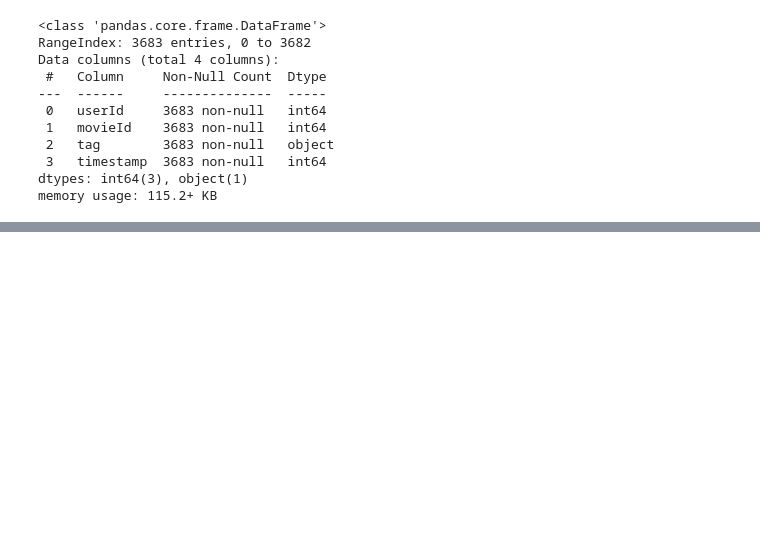
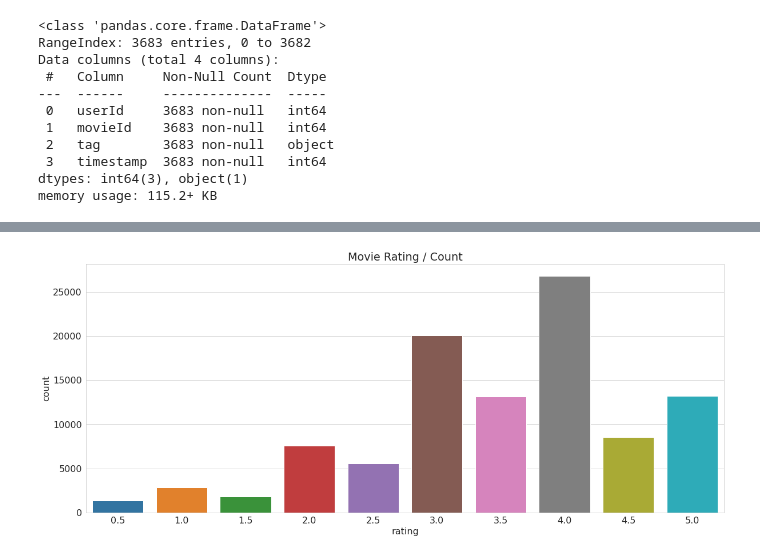
Before and after one commit to Obatsa/Movie-reccomender, a Jupyter notebook: phase_4_project.ipynb, the cells around one changed output, grey strips where cells are left out. Cells and saved outputs as stored; diff of their text form; code cells hidden in the pictures; blank space fills up the shorter version.

```diff
--- a/phase_4_project.ipynb
+++ b/phase_4_project.ipynb
@@ -22,9 +95,8 @@ plt.rc('font', **font)
+# %%
+tags_df = pd.read_csv('/content/drive/MyDrive/data/tags.csv')
+movies_df = pd.read_csv('/content/drive/MyDrive/data/movies.csv')
+ratings_df = pd.read_csv('/content/drive/MyDrive/data/ratings.csv')
+links_df = pd.read_csv('/content/drive/MyDrive/data/links.csv')
 # %% [markdown]
 ### Reading the data
-# %%
-# Loading the datasets from the data folder
-links_df = pd.read_csv('data/links.csv')
-movies_df = pd.read_csv('data/movies.csv')
-ratings_df = pd.read_csv('data/ratings.csv')
-tags_df = pd.read_csv('data/tags.csv')
 # %% [markdown]
@@ -119,0 +244,6 @@ memory usage: 115.2+ KB
+# %%
+ratings_df_cleaned = ratings_df.drop('timestamp', axis=1)
+tags_df_cleaned = tags_df.drop('timestamp', axis=1)
+
+display(ratings_df_cleaned.head(2))
+tags_df_cleaned.head(2)
@@ -119,0 +375,8 @@ memory usage: 115.2+ KB
+# %%
+# Plotting a count plot of the ratings
+plt.figure(figsize=(20,8))
+sns.countplot(x=ratings_df_cleaned['rating'])
+plt.title('Movie Rating / Count');
+plt.show()
+# %% [output]
+[figure, added]
```
Also changed, not shown: parts of 136 cells of this notebook.
